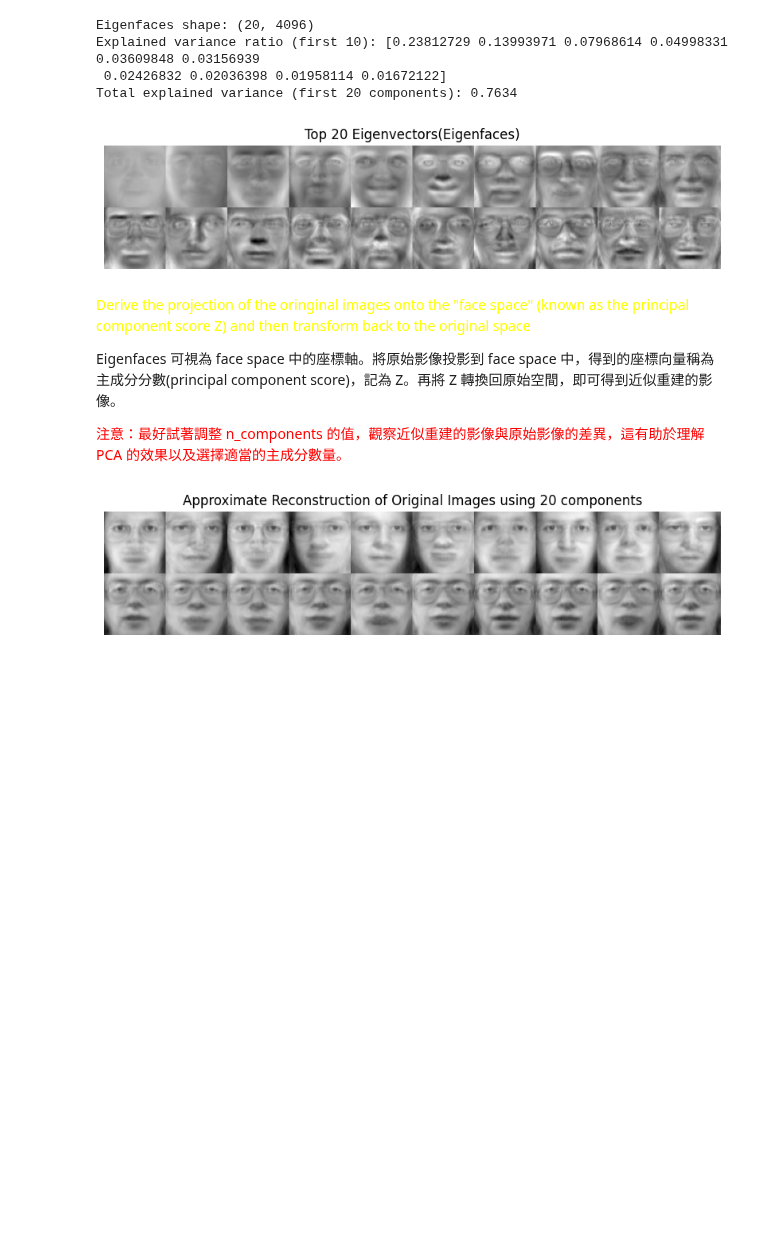
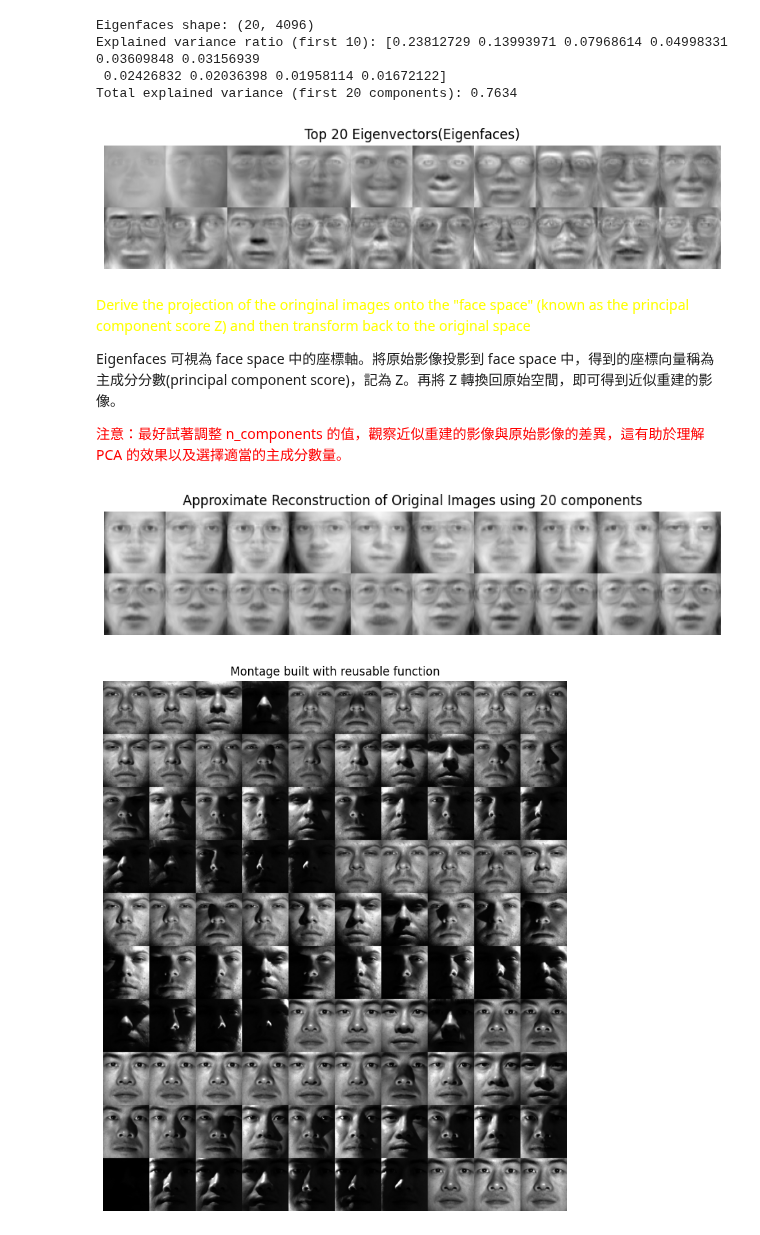
Before and after one commit to ntpuccw/ML_inCLassCoding, a Jupyter notebook: gar0921.ipynb, the cells around one changed output. Drawn from its saved outputs; the diff is of its cells as text; code cells hidden in the pictures; blank space fills up the shorter version.

```diff
--- a/gar0921.ipynb
+++ b/gar0921.ipynb
@@ -175,0 +200,45 @@ plt.show()
+# %%
+import scipy.io
+import numpy as np
+
+D = scipy.io.loadmat('data/allFaces.mat')
+X = D['faces'].T # (samples, features)
+k = np.ndarray.flatten(D['nfaces']) # number of images per person
+y = np.repeat(np.arange(len(k)), k) # make target labels
+y = y.astype('int') # make the labels integer type
+img_w = D['m'].item() # width of the images
+img_h = D['n'].item() # height of the images
+# %%
+# reshape each row of X into (img_w, img_h) and then transpose it to (img_h, img_w) for proper display.
+# finally, reshape back to (1, img_h*img_w) for each image. This is necessary because the images are stored in a flattened format in X, and we need to reshape them to their original dimensions for visualization. The transpose operation is used to correct the orientation of the images, as they may be stored in a different order than expected.
+import pickle
+
+X_reshaped = X.reshape(-1, img_w, img_h).transpose(0, 2, 1).reshape(-1, img_h * img_w)
+X = X_reshaped
+# save X, y, and img_w and img_h into a dictionary for later use
+data_dict = {'X': X, 'y': y, 'img_w': img_w, 'img_h': img_h}
+
+# save the dictionary to a file
+with open('data/YaleFaces.pkl', 'wb') as f:
+    pickle.dump(data_dict, f)
+# %%
+# open and read data/YaleFaces.pkl
+import pickle
+
+with open('data/YaleFaces.pkl', 'rb') as f:
+    data_dict = pickle.load(f)
+
+X = data_dict['X']
+y = data_dict['y']
+img_w = data_dict['img_w']
+img_h = data_dict['img_h']
+# %%
+m, n = 10, 10
+montage_2 = build_montage(X, img_h, img_w, m, n)
+plt.figure(figsize=(10, 10))
+plt.imshow(montage_2, cmap='gray')
+plt.axis('off')
+plt.title("Montage built with reusable function")
+plt.show()
+# %% [output]
+[figure, added]
```
Also changed, not shown: parts of 1 cell of this notebook.
